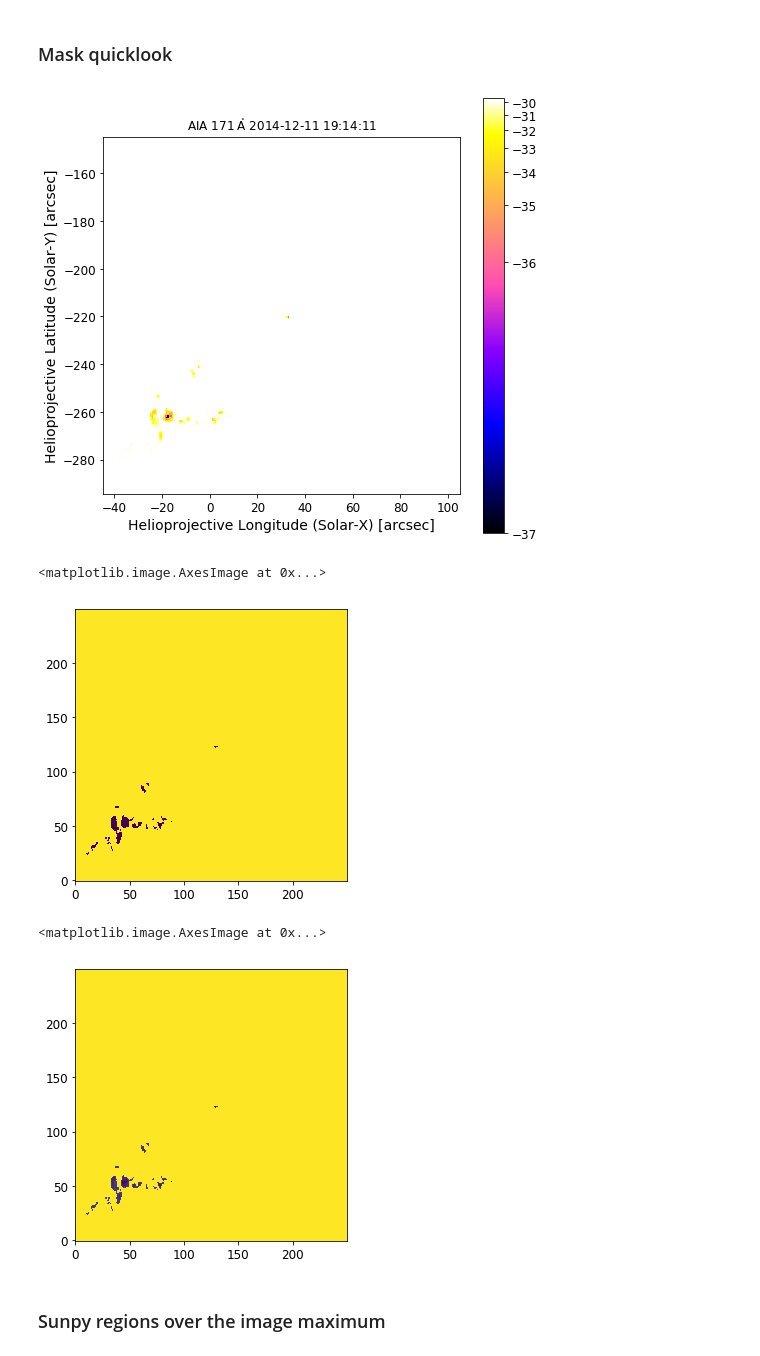
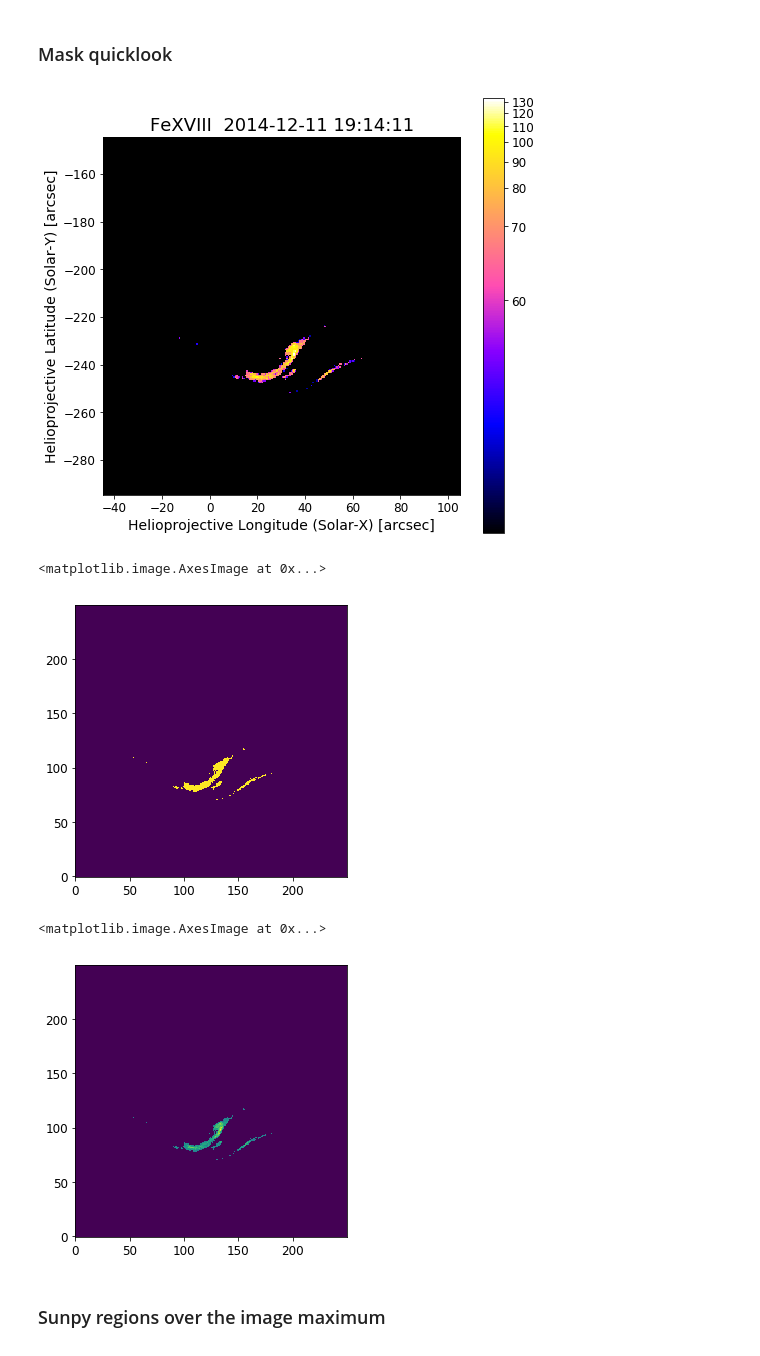
Before and after one commit to pymilo/Milo_FOXSI_Science, a Jupyter notebook: Notebooks/For_Athiray_StanDev.ipynb, the cells around one changed output. Drawn from its saved outputs; the diff is of its cells as text; code cells hidden in the pictures.

```diff
--- a/Notebooks/For_Athiray_StanDev.ipynb
+++ b/Notebooks/For_Athiray_StanDev.ipynb
@@ -159,13 +180,15 @@ def std(cmaps):
     return Map(np.std(data, axis=2), _meta[1])
 # %%
 ## Setting Limits:
-maps = []
-for t in range (0,40):
-    top_right = SkyCoord(105*u.arcsec, -145 * u.arcsec, frame=mapsFe18[t].coordinate_frame)
-    bottom_left = SkyCoord(-45 * u.arcsec, -295 * u.arcsec, frame=mapsFe18[t].coordinate_frame)
-    submap = mapsFe18[t].submap(bottom_left, top_right)
-    maps.append(submap)
+#maps = []
+#for t in range (68-l,72+l):
+#    top_right = SkyCoord(105*u.arcsec, -145 * u.arcsec, frame=mapsFe18[t].coordinate_frame)
+#    bottom_left = SkyCoord(-45 * u.arcsec, -295 * u.arcsec, frame=mapsFe18[t].coordinate_frame)
+#    submap = mapsFe18[t].submap(bottom_left, top_right)
+#    maps.append(submap)
 
 ## Standard Deviation:
-stdmap = std(maps[11:23])
+l = 12;
+maps = mapsFe18[68-l:72+l]
+stdmap = std(maps)
 # %%
@@ -189,10 +211,10 @@ from scipy import ndimage
 import matplotlib.pyplot as plt
 import sunpy.map
 # %%
-ta = 17
+ta = 14
 plt.figure(figsize=(8,8))
 plt.subplot(1,1,1)
-maps[ta].plot(title='FeXVIII    '+F_AIA171[ta][41:63],cmap='gnuplot2')
-plt.colorbar()
+maps[ta].plot(cmap='gnuplot2',vmin=20,vmax=140)
+plt.title('FeXVIII '+maps[ta].name[-20:],fontsize=18);plt.colorbar()
 plt.show()
 # %% [output]
@@ -200,31 +222,31 @@ plt.show()
 # %% [markdown]
 ### Mask quicklook
 # %%
-MaskRatio = 0.8
-data_max = maps[ta].min()
-mask = maps[ta].data < data_max * MaskRatio
+MaskRatio = 0.4
+data_max = maps[ta].max()
+mask = maps[ta].data > data_max * MaskRatio
 #maps[ta].mask = mask
 plt.figure(figsize=(8,8))
 plt.subplot(1,1,1)
-maps[ta].plot(cmap='gnuplot2',vmax=data_max * MaskRatio)
-plt.colorbar()
+maps[ta].plot(cmap='gnuplot2',vmin=data_max * MaskRatio)
+plt.title('FeXVIII '+maps[ta].name[-20:],fontsize=18);plt.colorbar()
 plt.show()
 # %% [output]
-[figure, old version]
+[figure, new version]
 # %%
 plt.figure(figsize=(5,5))
 mask = maps[ta].data > data_max * MaskRatio
 plt.imshow(mask,origin='lower')
 # %% [output]
 <matplotlib.image.AxesImage at 0x...>
-[figure, old version]
+[figure, new version]
 # %%
-data2 = ndimage.gaussian_filter(maps[ta].data * ~mask, 0)
+data2 = ndimage.gaussian_filter(maps[ta].data * mask, 0)
 plt.figure(figsize=(5,5))
 plt.imshow(data2,origin='lower')
 # %% [output]
 <matplotlib.image.AxesImage at 0x...>
-[figure, old version]
+[figure, new version]
 # %% [markdown]
 ### Sunpy regions over the image maximum
 # %%
```
Also changed, not shown: parts of 29 cells of this notebook.
